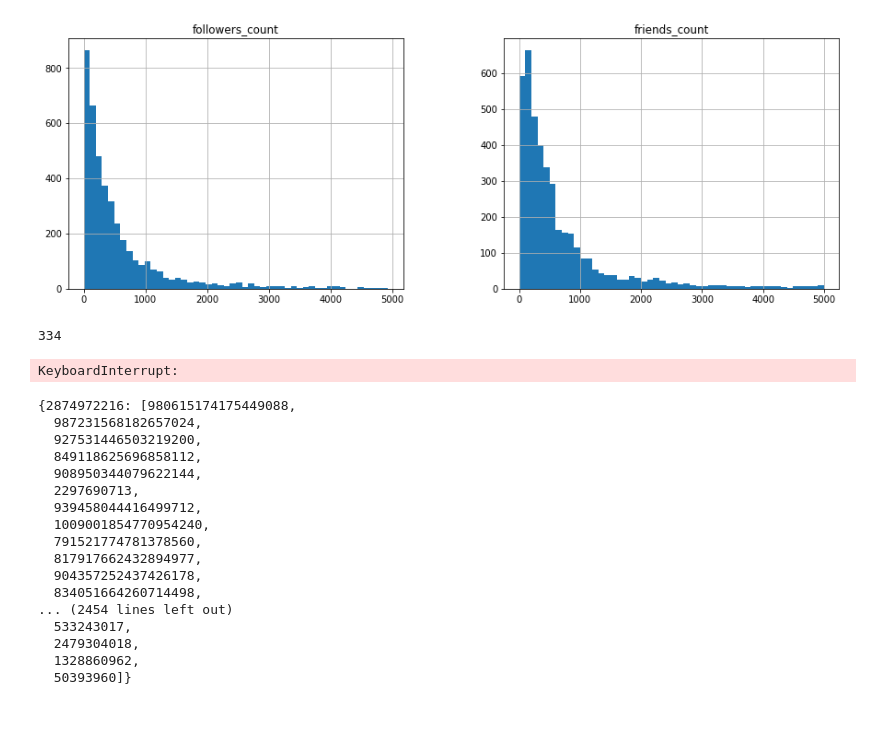
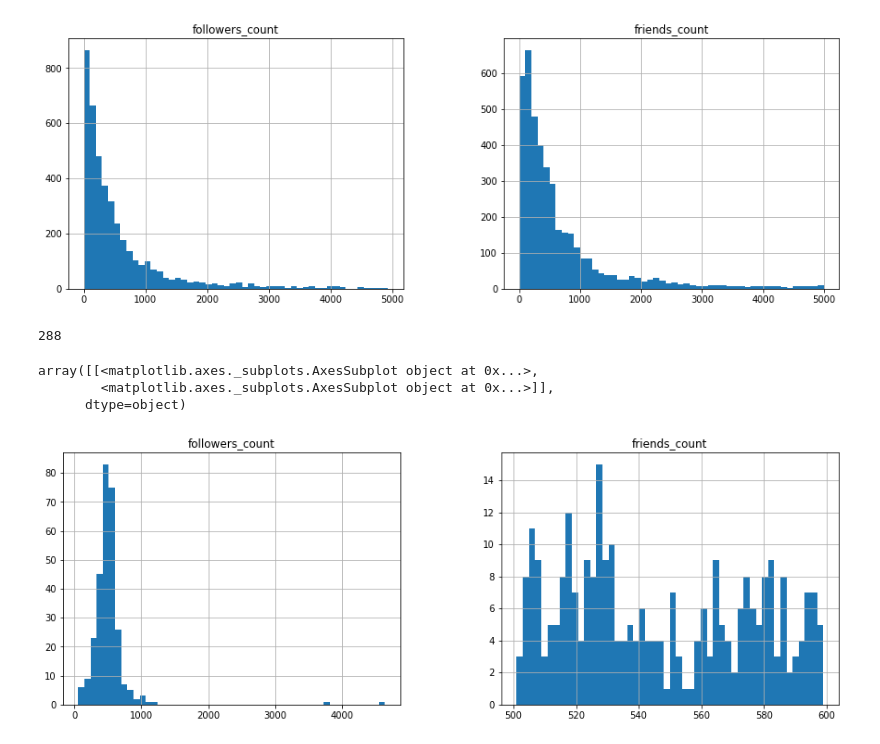
Before and after one commit to konumaru/networkAnalytics, a Jupyter notebook: notebook/follower_clustering.ipynb, the cells around one changed output. Saved outputs shown, nothing was run; the diff lists cells and outputs as text; code cells hidden in the pictures; blank space fills up the shorter version.

```diff
--- a/notebook/follower_clustering.ipynb
+++ b/notebook/follower_clustering.ipynb
@@ -144,7 +143,8 @@ array([[<matplotlib.axes._subplots.AxesSubplot object at 0x...>,
 [figure]
 # %%
-test_df = df[(400<df.friends_count) & (df.friends_count<500)]
+test_df = df[(500<df.friends_count) & (df.friends_count<600)]
+test_df = test_df.reset_index(drop=True)
 # %%
 len(test_df)
 # %% [output]
-334
+288
@@ -154,29 +151,7 @@ names = test_df.screen_name
-# %%
-dict_connection = {}
-
-for user_id, screen_name in tqdm(zip(ids, names), total=len(ids)):
-    target_ids = tw.getFriendIds(screen_name)
-    dict_connection[user_id] = target_ids
-    time.sleep(10*random.uniform(0.5,1.5))
-# %% [output]
-KeyboardInterrupt:
-# %%
-dict_connection
-# %% [output]
-{2874972216: [980615174175449088,
-  987231568182657024,
-  927531446503219200,
-  849118625696858112,
-  908950344079622144,
-  2297690713,
-  939458044416499712,
-  1009001854770954240,
-  791521774781378560,
-  817917662432894977,
-  904357252437426178,
-  834051664260714498,
-... (2454 lines left out)
-  533243017,
-  2479304018,
-  1328860962,
-  50393960]}
+# %%
+test_df.loc[:, ['friends_count', 'followers_count']].hist(bins=50, figsize=(15,5))
+# %% [output]
+array([[<matplotlib.axes._subplots.AxesSubplot object at 0x...>,
+        <matplotlib.axes._subplots.AxesSubplot object at 0x...>]],
+      dtype=object)
+[figure, added]
```
Also changed, not shown: parts of 8 cells of this notebook, 2 other files.
